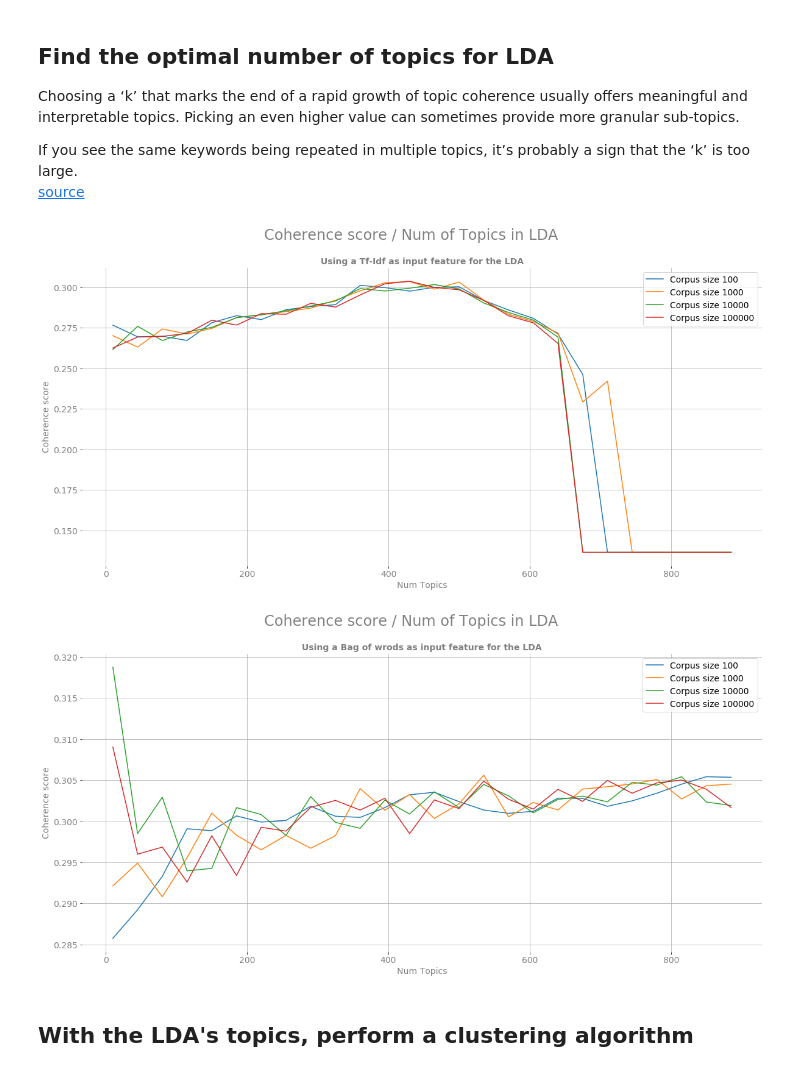
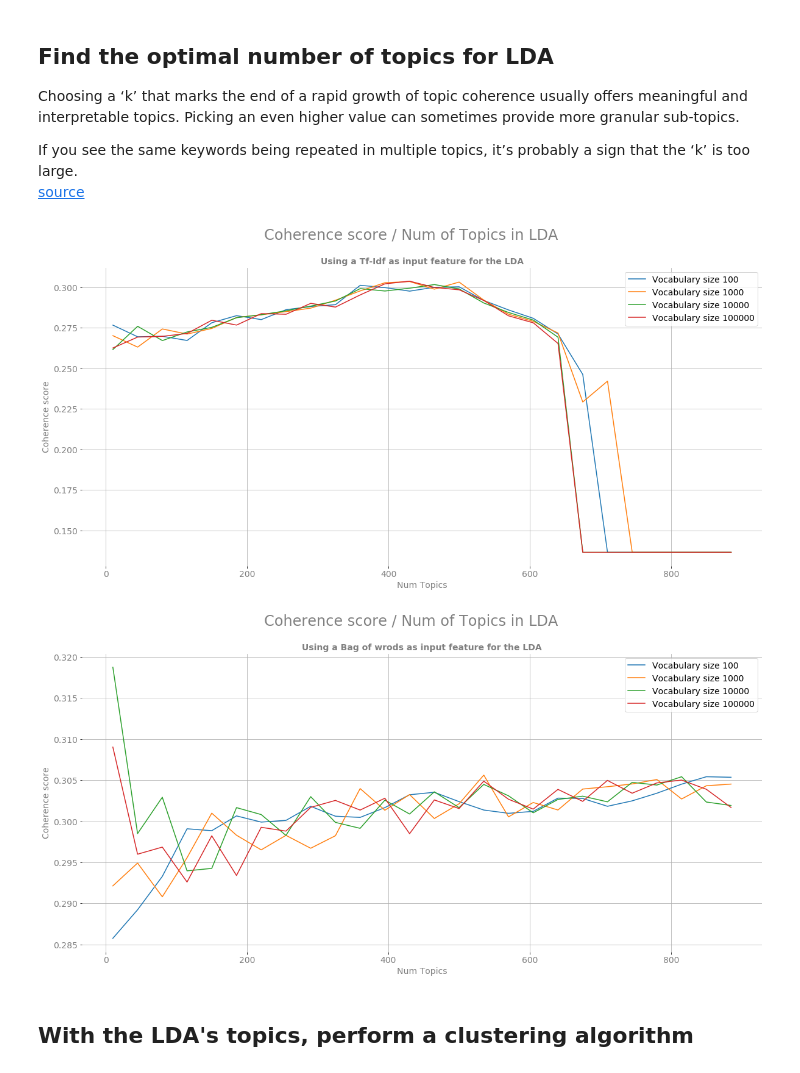
Before and after one commit to pchampio/EGC-2020, a Jupyter notebook: summary.ipynb, the cells around one changed output. Saved outputs shown, nothing was run; the diff lists cells and outputs as text; code cells hidden in the pictures.

Commit message:
Label plot: Voc size insted of corpus size
Former-commit-id: ae6fb1e9e62618952ca69e38e04b64aec6f57304

```diff
--- a/summary.ipynb
+++ b/summary.ipynb
@@ -317,36 +317,36 @@ for corpus_type, _file in [("Tf-Idf", "coherence_values_per_topics_tfidf_"),
         # Show graph
         fig_size = plt.rcParams["figure.figsize"]
         fig_size[0] = 20
         fig_size[1] = 9
         plt.rcParams["figure.figsize"] = fig_size
 
-        _leg, = plt.plot(x, coherence_values, label='Corpus size ' + keep_first_most_frz)
+        _leg, = plt.plot(x, coherence_values, label='Vocabulary size ' + keep_first_most_frz)
         legend.append(_leg)
         plt.suptitle('Coherence score / Num of Topics in LDA', fontsize= 24, color='gray')
         plt.title(('Using a ' + corpus_type + ' as input feature for the LDA'),
                      fontsize=14, fontweight='bold', color='gray')
         plt.xlabel("Num Topics", color='gray', fontsize=14)
         plt.ylabel("Coherence score", color='gray', fontsize=14)
         plt.legend(("coherence_values"), loc='best')
 
         ## Plot Swagg ##
         plt.yticks(fontsize=14, rotation=0, color='gray')
         plt.xticks(fontsize=14, rotation=0, color='gray')
         # plt.gca().get_legend().remove()
 
         # Less border
         plt.gca().xaxis.grid(True)
         plt.gca().yaxis.grid(True)
         plt.gca().spines['top'].set_visible(False)
         plt.gca().spines['right'].set_visible(False)
         plt.gca().spines['left'].set_visible(False)
         plt.gca().spines['bottom'].set_visible(False)
 
     plt.legend(handles=legend,  prop={'size': 14})
     plt.show()
 # %% [output]
-[figure, old version]
+[figure, new version]
-[figure, old version]
+[figure, new version]
 # %% [markdown]
 ## With the LDA's topics, perform a clustering algorithm
 # %%
```
